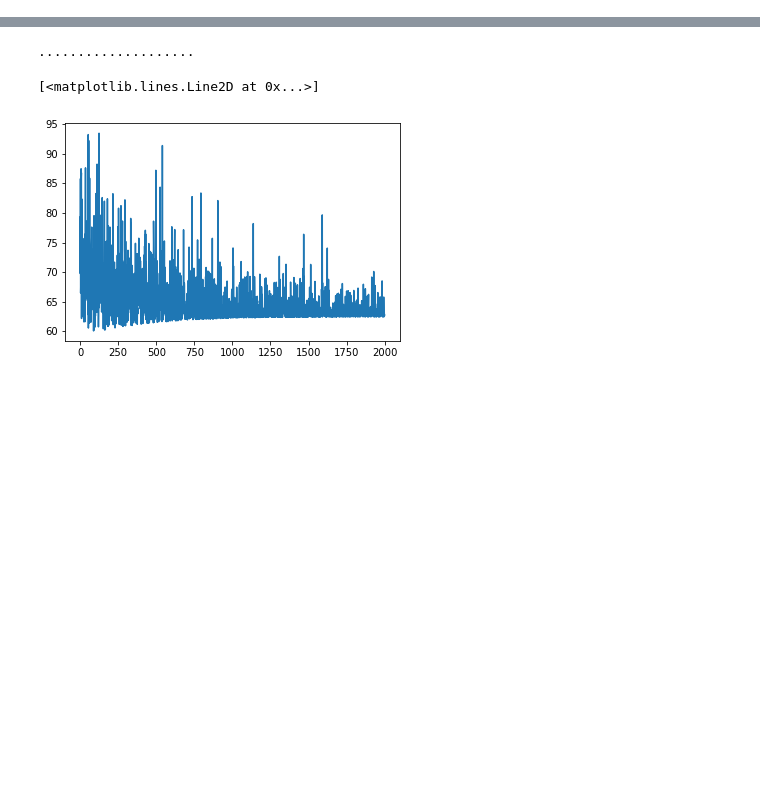
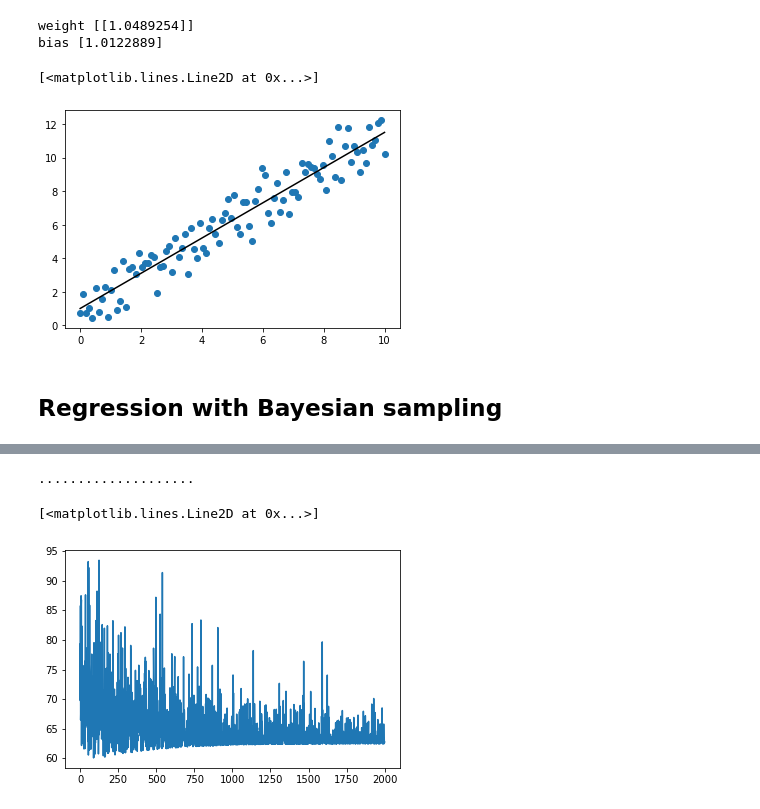
Before and after one commit to ajkluber/new-test, a Jupyter notebook: regr.ipynb, the cells around one changed output, grey strips where cells are left out. Drawn from its saved outputs; the diff is of its cells as text; code cells hidden in the pictures; blank space fills up the shorter version.

```diff
--- a/regr.ipynb
+++ b/regr.ipynb
@@ -16,0 +89,12 @@ pyro.enable_validation(True)
+# %%
+x_data = torch.linspace(0, 10, 100)
+y_data = linear_data(x_data)
+x_data = x_data.reshape((100, 1))
+# %%
+# Regression model
+linear_reg_model = PyroModule[nn.Linear](1, 1)
+
+# Define loss and optimize
+loss_fn = torch.nn.MSELoss(reduction='sum')
+optim = torch.optim.Adam(linear_reg_model.parameters(), lr=0.05)
+num_iterations = 10000
@@ -16,0 +117,16 @@ pyro.enable_validation(True)
+# %%
+for name, param in linear_reg_model.named_parameters():
+    print(name, param.data.numpy())
+# %% [output]
+weight [[1.0489254]]
+bias [1.0122889]
+# %%
+y_fit = linear_reg_model(x_data).detach().cpu().numpy()[:,0]
+# %%
+plt.plot(x_data[:,0], y_data, 'o')
+plt.plot(x_data[:,0], y_fit, 'k')
+# %% [output]
+[<matplotlib.lines.Line2D at 0x...>]
+[figure, added]
+# %% [markdown]
+## Regression with Bayesian sampling
```
Also changed, not shown: parts of 41 cells of this notebook, 1 other file.
